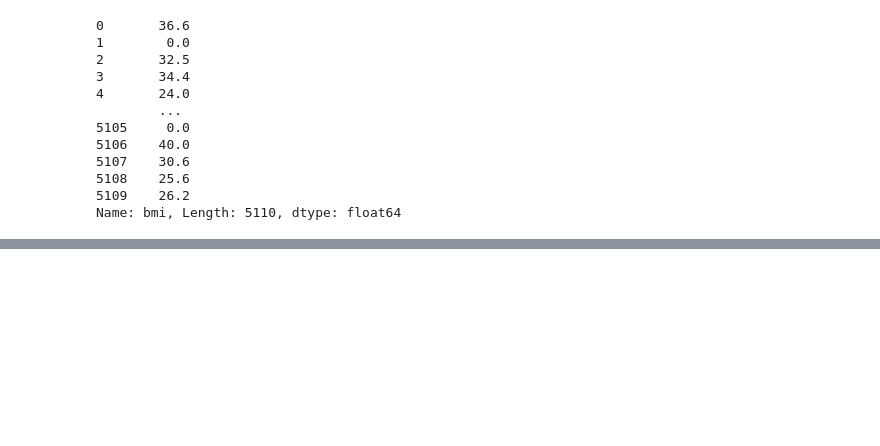
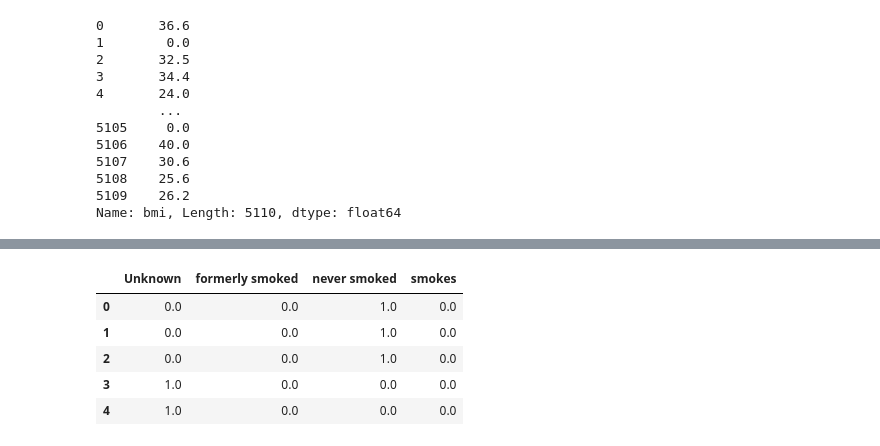
Before and after one commit to aditya-dax/Training, a Jupyter notebook: Data Science/Data_Analytics/Python Data Visualization Feature Engineering .ipynb, the cells around one changed output, grey strips where cells are left out. Drawn from its saved outputs; the diff is of its cells as text; code cells hidden in the pictures; blank space fills up the shorter version.

```diff
--- a/Data Science/Data_Analytics/Python Data Visualization Feature Engineering .ipynb
+++ b/Data Science/Data_Analytics/Python Data Visualization Feature Engineering .ipynb
@@ -115,0 +273,3 @@ Question 4. BMI:
+# %%
+oe_results = oe_style.fit_transform(obj_df[["Residence_type"]])
+pd.DataFrame(oe_results.toarray(), columns=oe_style.categories_).head()
@@ -115,0 +283,3 @@ Question 4. BMI:
+# %%
+oe_results = oe_style.fit_transform(obj_df[["Residence_type"]])
+pd.DataFrame(oe_results.toarray(), columns=oe_style.categories_).head()
@@ -115,0 +293,10 @@ Question 4. BMI:
+# %%
+oe_results = oe_style.fit_transform(obj_df[["smoking_status"]])
+pd.DataFrame(oe_results.toarray(), columns=oe_style.categories_).head()
+# %% [output]
+|  | Unknown | formerly smoked | never smoked | smokes |
+| 0 | 0.0 | 0.0 | 1.0 | 0.0 |
+| 1 | 0.0 | 0.0 | 1.0 | 0.0 |
+| 2 | 0.0 | 0.0 | 1.0 | 0.0 |
+| 3 | 1.0 | 0.0 | 0.0 | 0.0 |
+| 4 | 1.0 | 0.0 | 0.0 | 0.0 |
```
Also changed, not shown: parts of 17 cells of this notebook.
